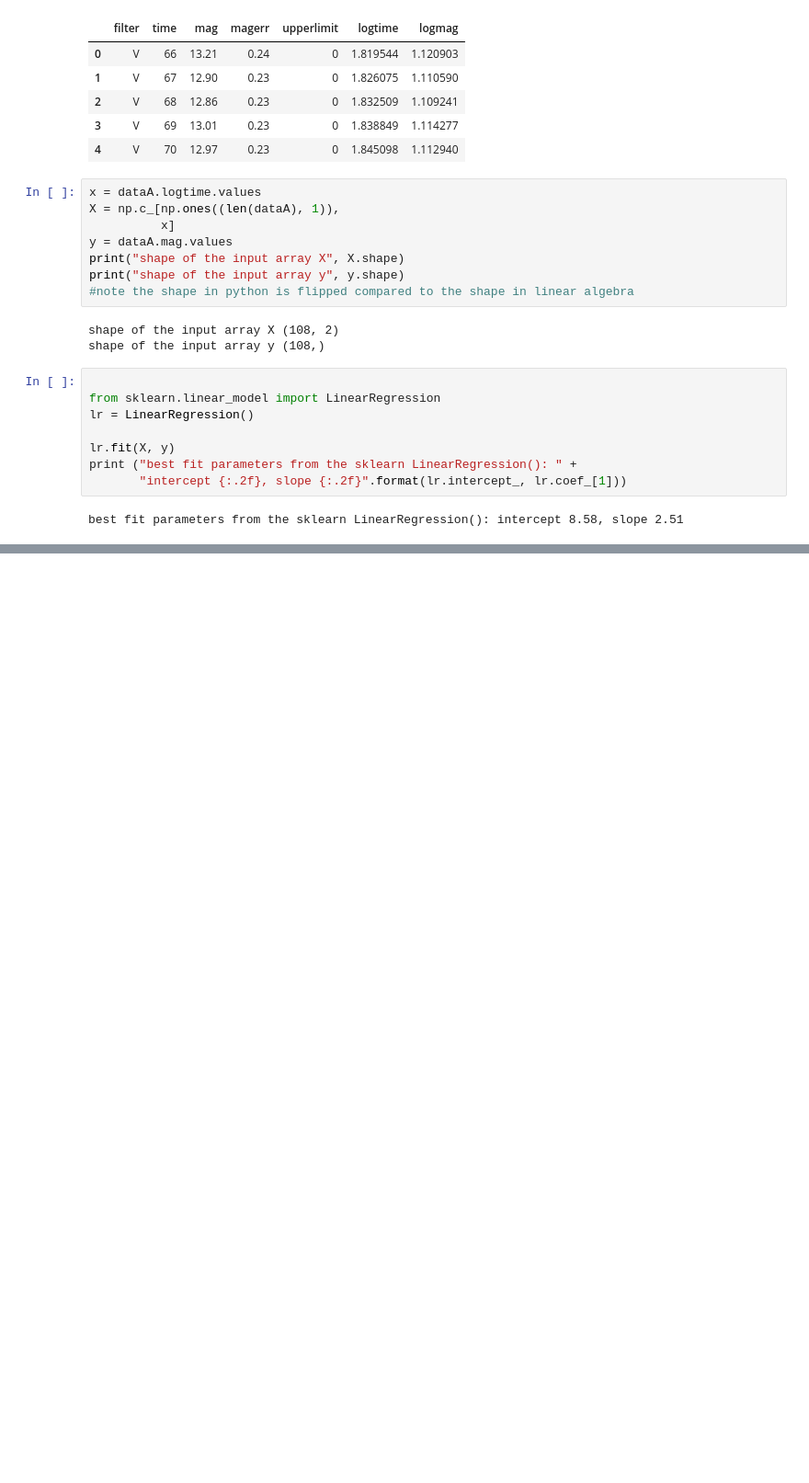
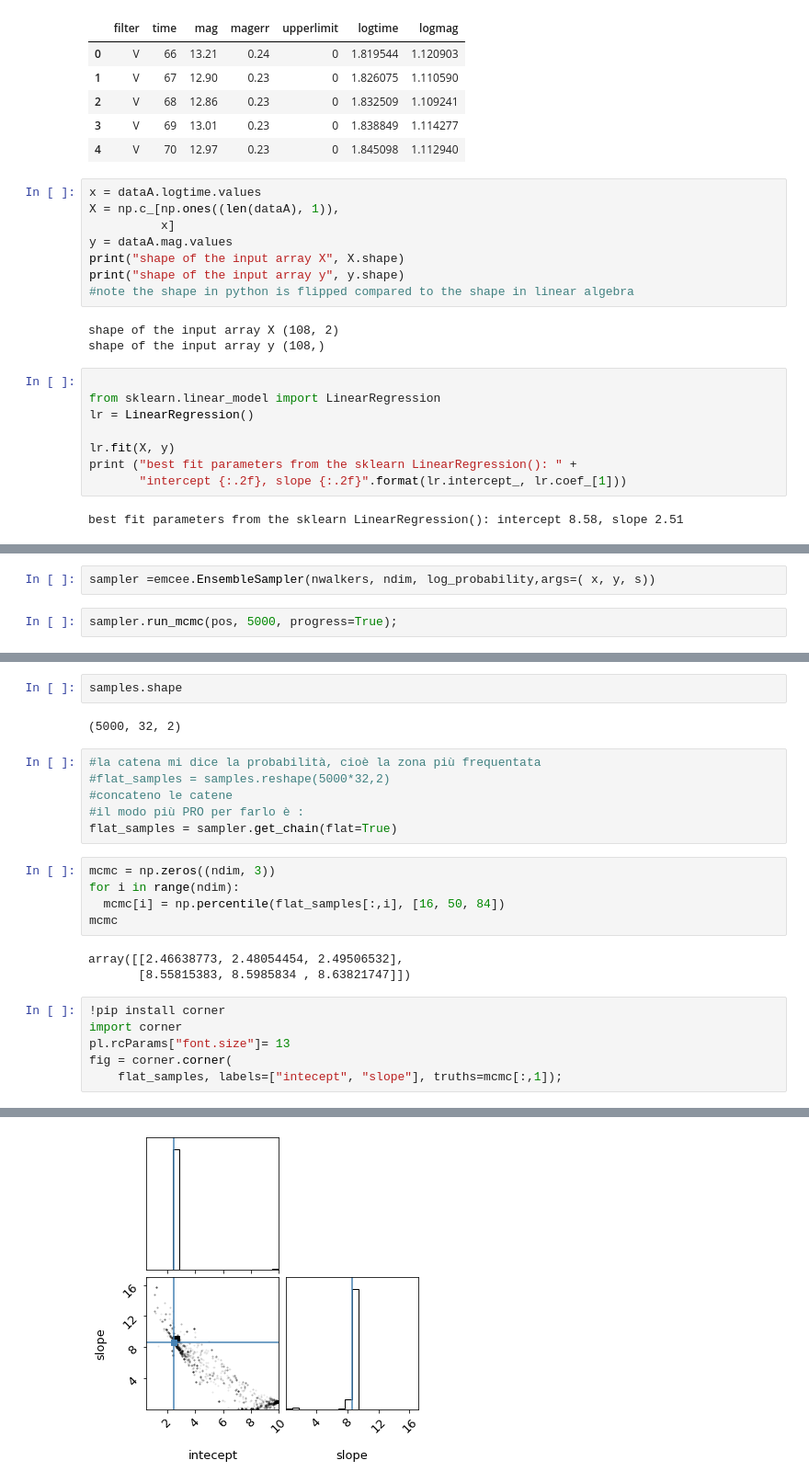
Before and after one commit to MatteoGhizzi/MLPNS2021, a Jupyter notebook: Lezione8-9.ipynb, the cells around one changed output, grey strips where cells are left out. Shown: that part at 92% size. Saved outputs shown, nothing was run; the diff lists cells and outputs as text; blank space fills up the shorter version.

```diff
--- a/Lezione8-9.ipynb
+++ b/Lezione8-9.ipynb
@@ -142,0 +203,4 @@ Object `np.c` not found.
+# %%
+sampler =emcee.EnsembleSampler(nwalkers, ndim, log_probability,args=( x, y, s))
+# %%
+sampler.run_mcmc(pos, 5000, progress=True);
@@ -142,0 +229,25 @@ Object `np.c` not found.
+# %%
+samples.shape
+# %% [output]
+(5000, 32, 2)
+# %%
+#la catena mi dice la probabilità, cioè la zona più frequentata
+#flat_samples = samples.reshape(5000*32,2)
+#concateno le catene
+#il modo più PRO per farlo è :
+flat_samples = sampler.get_chain(flat=True)
+# %%
+mcmc = np.zeros((ndim, 3))
+for i in range(ndim):
+  mcmc[i] = np.percentile(flat_samples[:,i], [16, 50, 84])
+mcmc
+# %% [output]
+array([[2.46638773, 2.48054454, 2.49506532],
+       [8.55815383, 8.5985834 , 8.63821747]])
+# %%
+!pip install corner
+import corner
+pl.rcParams["font.size"]= 13
+fig = corner.corner(
+    flat_samples, labels=["intecept", "slope"], truths=mcmc[:,1]);
+# %% [output]
@@ -142,0 +266 @@ Object `np.c` not found.
+[figure, added]
```
Also changed, not shown: parts of 30 cells of this notebook.
